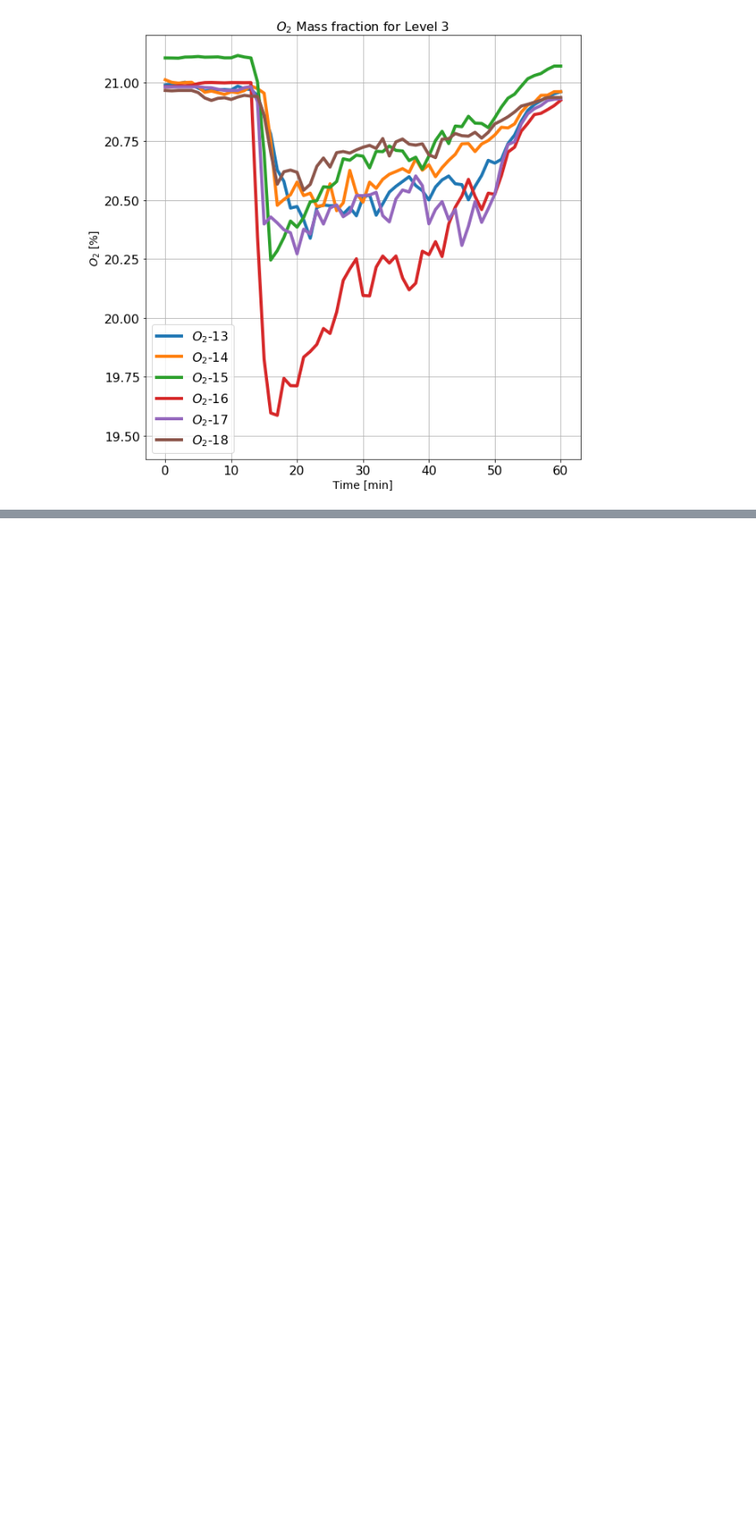
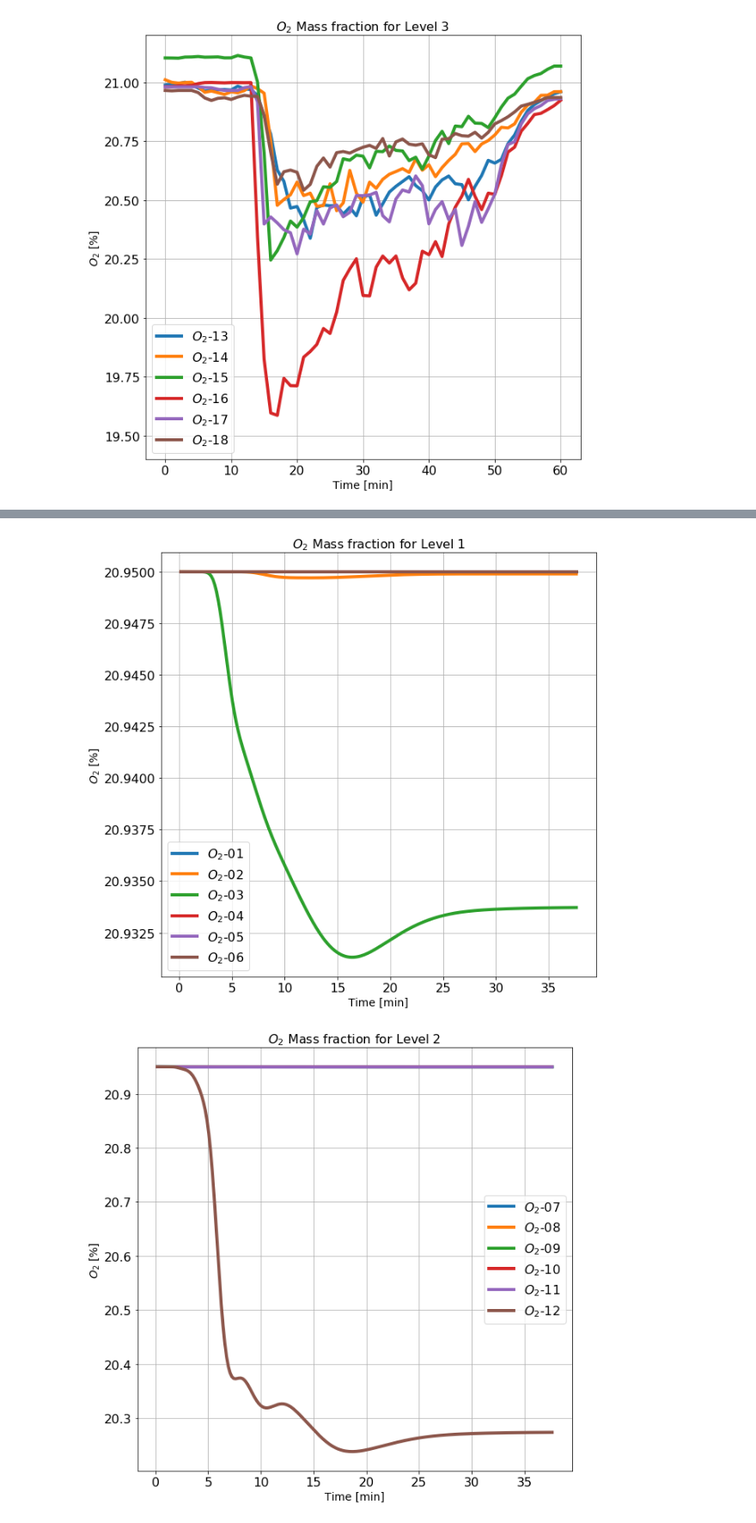
Before and after one commit to sercharpak/NFS_P3, a Jupyter notebook: NFS_P3_Comparison.ipynb, the cells around one changed output, grey strips where cells are left out. Shown: that part at 86% size. Saved outputs shown, nothing was run; the diff lists cells and outputs as text; code cells hidden in the pictures; blank space fills up the shorter version.

Commit message:
Plotting simulation results properly

```diff
--- a/NFS_P3_Comparison.ipynb
+++ b/NFS_P3_Comparison.ipynb
@@ -96,0 +155,2 @@ for j in range(np.shape(levels)[0]):
+# %%
+node_numbers = ((simulation_data['nodenumber'].values))
@@ -96,0 +179,20 @@ for j in range(np.shape(levels)[0]):
+# %%
+for i in range(np.shape(files)[0]):
+    file_sim = files[i]
+    path, filename = os.path.split(file_sim)
+    filename, file_extension = os.path.splitext(filename)
+    #print('Processing '+filename)
+    time_step_number = int(filename.split(sep='-')[1])
+    time_seconds = time_step_number*time_step_s
+    time_min = time_seconds/60.0
+    simulation_data = pd.read_csv(file_sim, delim_whitespace=True)
+    append_column_to_row(simulation_data,oxigen_data_sim,'phase-1-vof',time_min,i)
+    append_column_to_row(simulation_data,temperature_data_sim,'temperature',time_min,i)
+    append_column_to_row(simulation_data,temperature_total_data_sim,'total-temperature',time_min,i)
+    append_column_to_row(simulation_data,x_coordinate_sim,'x-coordinate',time_min,i)
+    append_column_to_row(simulation_data,y_coordinate_sim,'y-coordinate',time_min,i)
+    append_column_to_row(simulation_data,z_coordinate_sim,'z-coordinate',time_min,i)
+    append_column_to_row(simulation_data,pressure_sim,'pressure',time_min,i)
+    append_column_to_row(simulation_data,dynamic_pressure_sim,'dynamic-pressure',time_min,i)
+    append_column_to_row(simulation_data,absolute_pressure_sim,'absolute-pressure',time_min,i)
+    append_column_to_row(simulation_data,total_pressure_sim,'total-pressure',time_min,i)
@@ -96,0 +204,23 @@ for j in range(np.shape(levels)[0]):
+# %%
+oxygen_fraction = 0.2095
+# %%
+x_values_sim = oxigen_data_sim['Time [min]']
+# %%
+for j in range(np.shape(levels)[0]):
+    detectors_level = levels[j]
+    fig = plt.figure(figsize=(10,10))
+    for i in detectors_level:
+        header = oxigen_data_sim.columns[i]
+        oxigen_values = oxigen_data_sim[header]*oxygen_fraction*100
+        header = r'$O_2$'+header[2:]
+        plt.plot(x_values_sim, oxigen_values, label=r''+header, linewidth =4)
+    plt.ylabel(r'$O_2$ [%]',fontsize='14')
+    plt.xlabel(r'Time [min]',fontsize='14')
+    plt.tick_params(labelsize=16)
+    plt.legend(fontsize='16')
+    plt.grid()
+    #plt.ylim(19.4,21.2)
+    plt.title(r'$O_2$ Mass fraction for Level '+str(j+1), fontsize='16')
+# %% [output]
+[figure, added]
+[figure, added]
```
Also changed, not shown: parts of 21 cells of this notebook, 1 other file.
